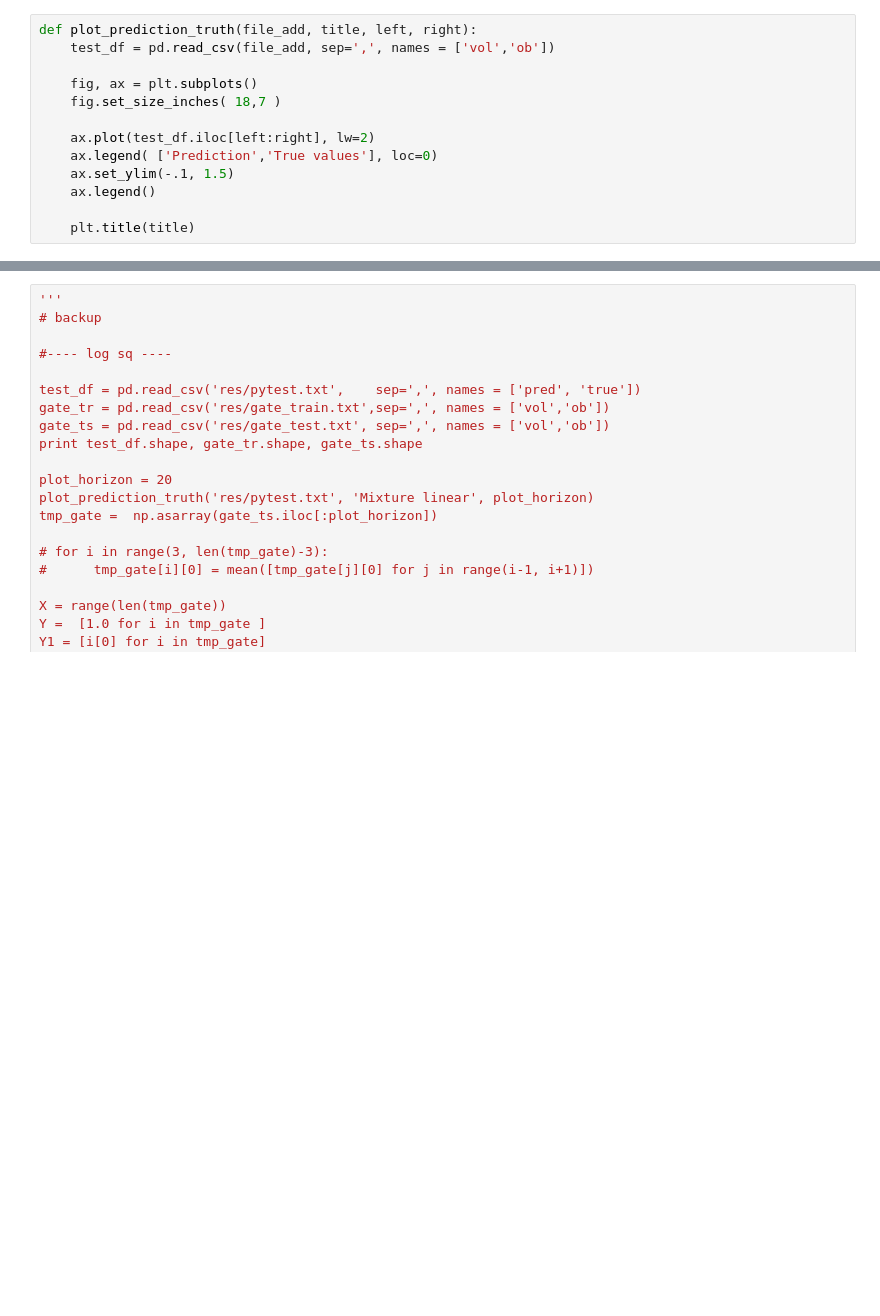
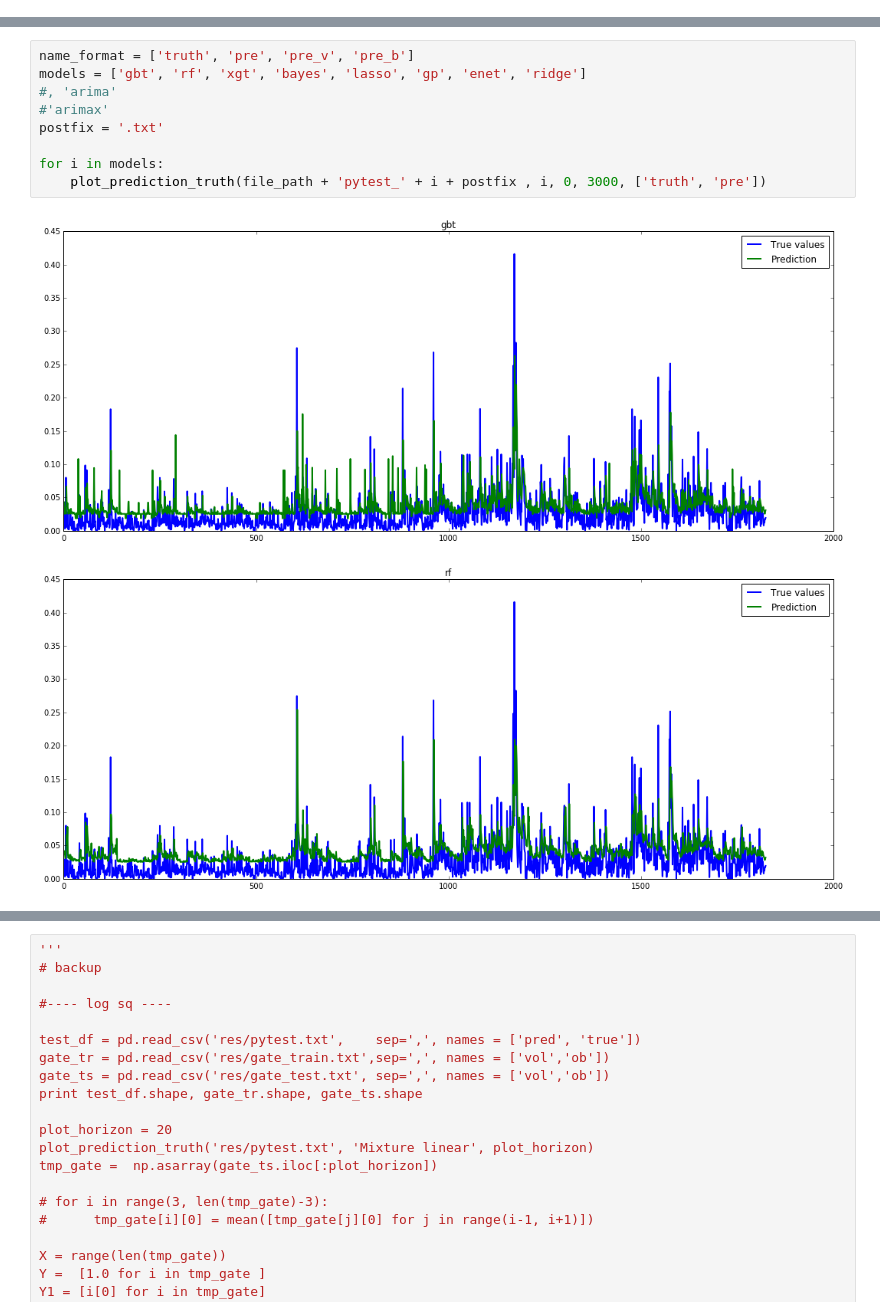
Before and after one commit to weilai0980/mixture_models_crypto, a Jupyter notebook: result_analysis.ipynb, the cells around one changed output, grey strips where cells are left out. Drawn from its saved outputs; the diff is of its cells as text; blank space fills up the shorter version.

```diff
--- a/result_analysis.ipynb
+++ b/result_analysis.ipynb
@@ -37,13 +37,0 @@ print len(gate_tr), len(gate_ts)
-# %%
-def plot_prediction_truth(file_add, title, left, right):
-    test_df = pd.read_csv(file_add, sep=',', names = ['vol','ob'])
-
-    fig, ax = plt.subplots()
-    fig.set_size_inches( 18,7 )
-
-    ax.plot(test_df.iloc[left:right], lw=2)
-    ax.legend( ['Prediction','True values'], loc=0)
-    ax.set_ylim(-.1, 1.5)
-    ax.legend()
-
-    plt.title(title)
@@ -49,0 +152,12 @@ def plot_prediction_truth(file_add, title, left, right):
+# %%
+name_format = ['truth', 'pre', 'pre_v', 'pre_b']
+models = ['gbt', 'rf', 'xgt', 'bayes', 'lasso', 'gp', 'enet', 'ridge']
+#, 'arima'
+#'arimax'
+postfix = '.txt'
+
+for i in models:
+    plot_prediction_truth(file_path + 'pytest_' + i + postfix , i, 0, 3000, ['truth', 'pre'])
+# %% [output]
+[figure, added]
+[figure, added]
```
Also changed, not shown: parts of 24 cells of this notebook, 9 other files.
